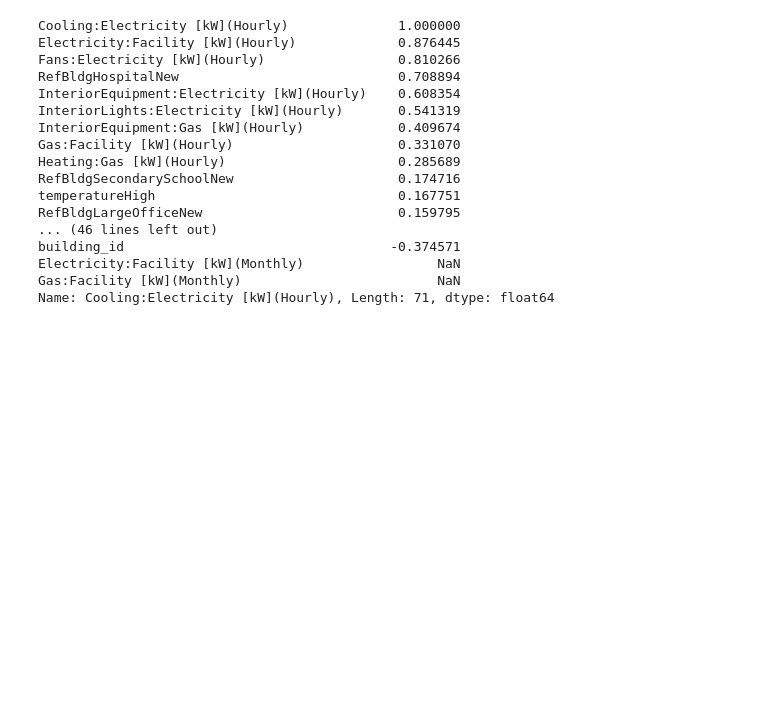
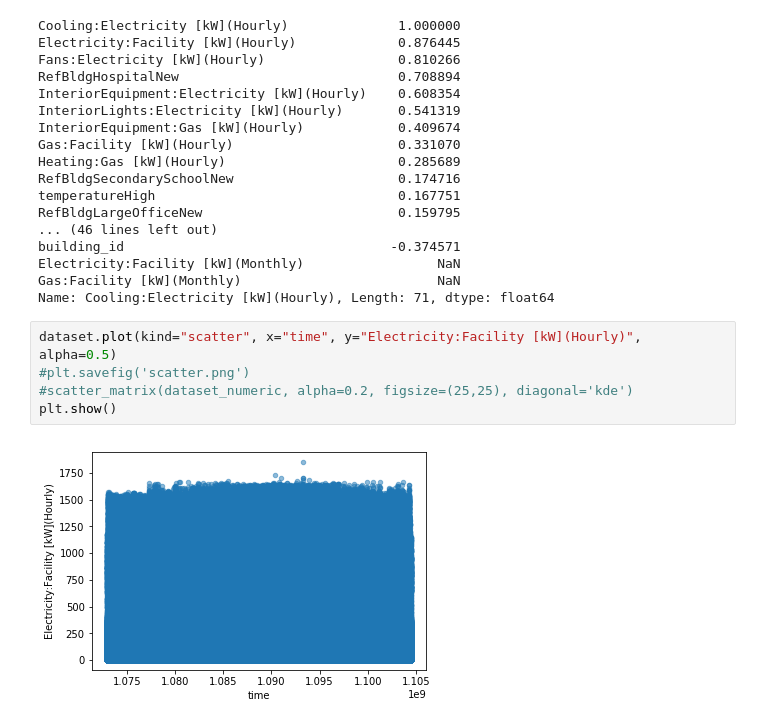
Before and after one commit to fagan2888/EnergyScience, a Jupyter notebook: EDA.ipynb, the cells around one changed output. Drawn from its saved outputs; the diff is of its cells as text; blank space fills up the shorter version.

```diff
--- a/EDA.ipynb
+++ b/EDA.ipynb
@@ -221,3 +221,10 @@ building_id                                  -0.374571
 Electricity:Facility [kW](Monthly)                 NaN
 Gas:Facility [kW](Monthly)                         NaN
 Name: Cooling:Electricity [kW](Hourly), Length: 71, dtype: float64
+# %%
+dataset.plot(kind="scatter", x="time", y="Electricity:Facility [kW](Hourly)", alpha=0.5)
+#plt.savefig('scatter.png')
+#scatter_matrix(dataset_numeric, alpha=0.2, figsize=(25,25), diagonal='kde')
+plt.show()
+# %% [output]
+[figure, added]
```
Also changed, not shown: 7 other files.
